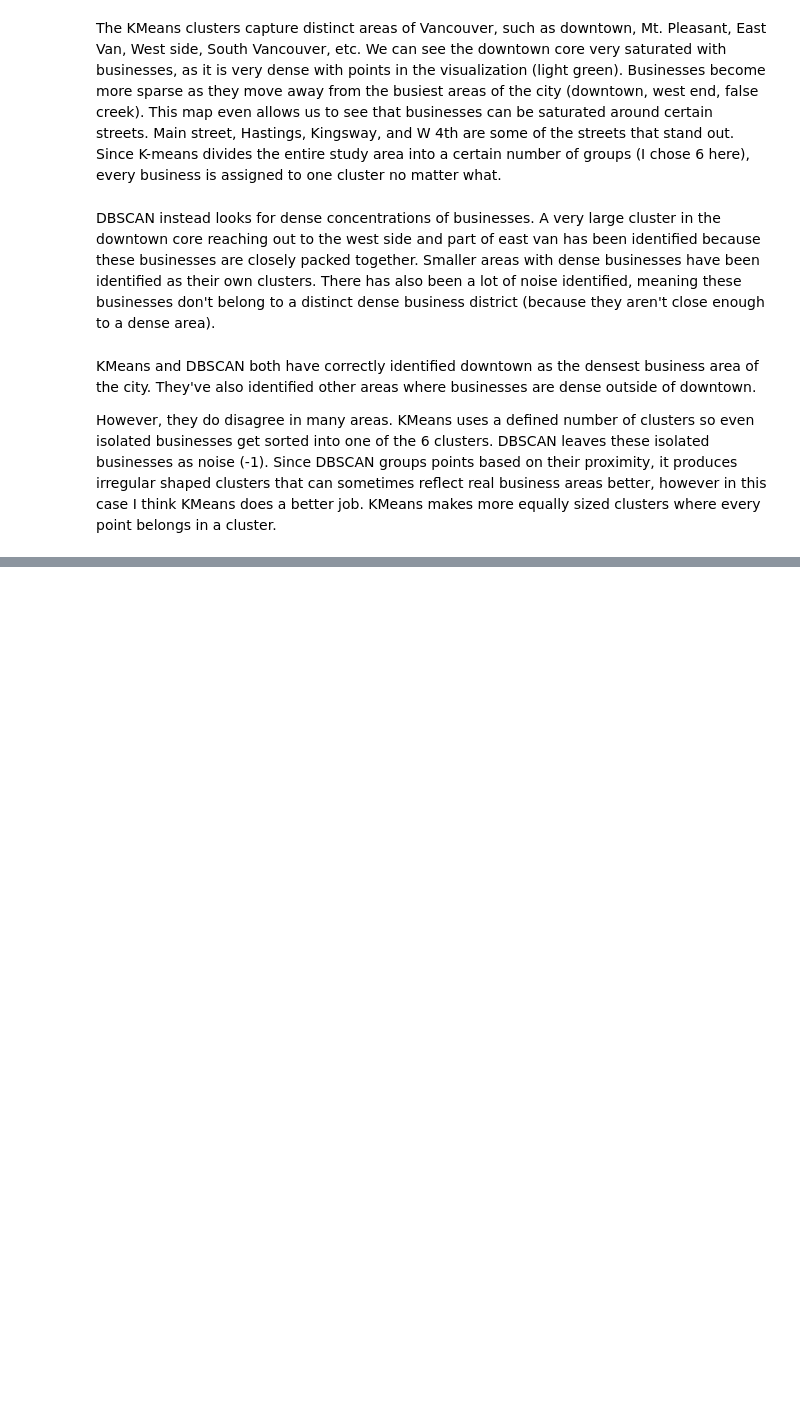
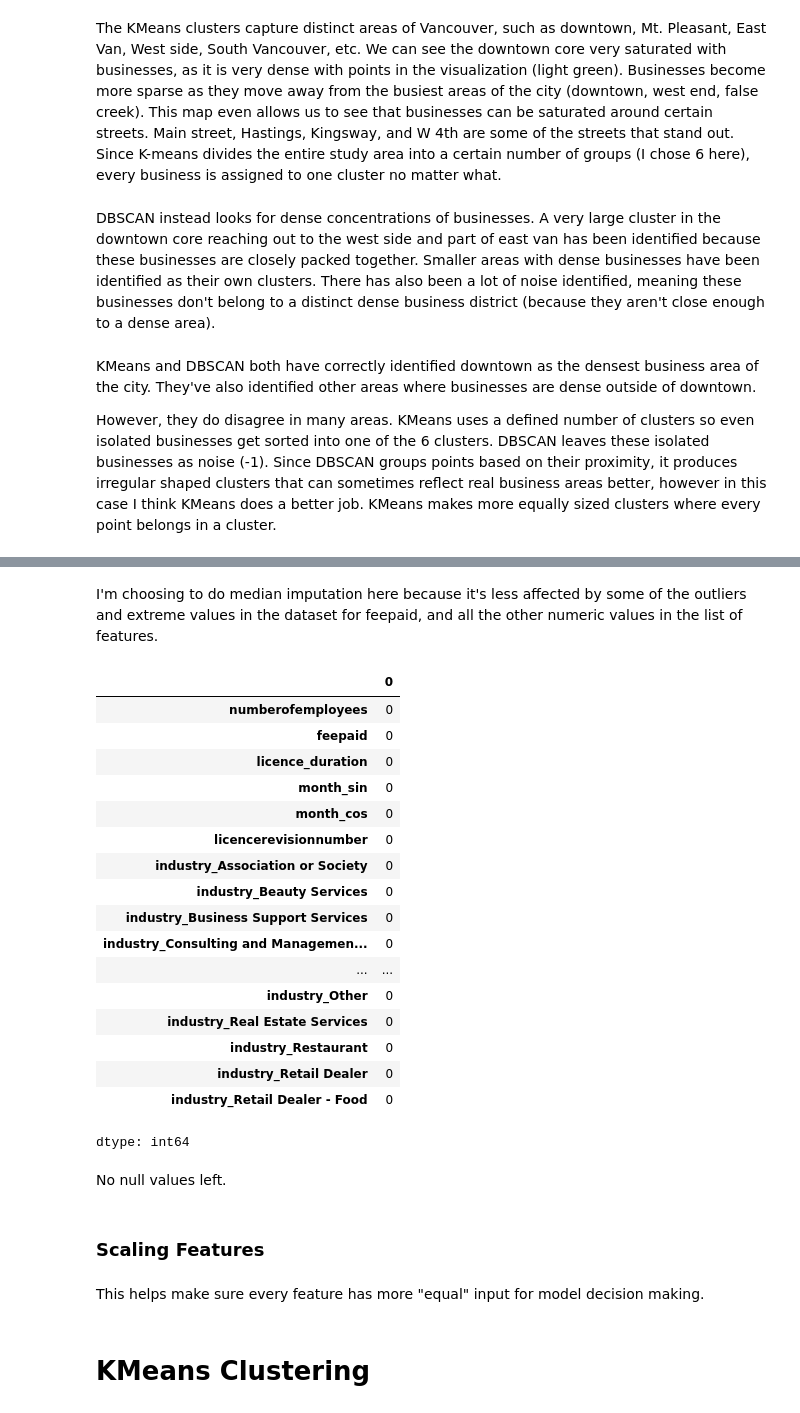
Before and after one commit to zlwym/Assignment03, a Jupyter notebook: iat461_a3_zoemann_301452821.ipynb, the cells around one changed output, grey strips where cells are left out. Cells and saved outputs as stored; diff of their text form; code cells hidden in the pictures; blank space fills up the shorter version.

```diff
--- a/iat461_a3_zoemann_301452821.ipynb
+++ b/iat461_a3_zoemann_301452821.ipynb
@@ -466,0 +511,10 @@ However, they do disagree in many areas. KMeans uses a defined number of cluster
+# %%
+# For cyclic encoding, need to use sin and cos to make them like a circular clock
+
+issued["month_sin"] = np.sin(
+    2 * np.pi * issued["issue_month"] / 12
+)
+
+issued["month_cos"] = np.cos(
+    2 * np.pi * issued["issue_month"] / 12
+)
@@ -466,0 +525,9 @@ However, they do disagree in many areas. KMeans uses a defined number of cluster
+# %%
+numeric_features = issued[[
+    "numberofemployees",
+    "feepaid",
+    "licence_duration",
+    "month_sin",
+    "month_cos",
+    "licencerevisionnumber"
+]]
@@ -466,0 +536,10 @@ However, they do disagree in many areas. KMeans uses a defined number of cluster
+# %%
+industry_encoded = pd.get_dummies(
+    issued["businesstype_grouped"],
+    prefix = "industry"
+)
+
+features = pd.concat(
+    [numeric_features, industry_encoded],
+    axis = 1
+)
@@ -466,0 +565,31 @@ However, they do disagree in many areas. KMeans uses a defined number of cluster
+# %% [markdown]
+I'm choosing to do median imputation here because it's less affected by some of the outliers and extreme values in the dataset for feepaid, and all the other numeric values in the list of features.
+# %%
+features = features.fillna(
+    features.median(numeric_only=True)
+)
+# %%
+features.isnull().sum()
+# %% [output]
+|  | 0 |
+| numberofemployees | 0 |
+| feepaid | 0 |
+| licence_duration | 0 |
+| month_sin | 0 |
+| month_cos | 0 |
+| licencerevisionnumber | 0 |
+| industry_Association or Society | 0 |
+| industry_Beauty Services | 0 |
+| industry_Business Support Services | 0 |
+| industry_Consulting and Managemen... | 0 |
+| ... | ... |
+| industry_Other | 0 |
+| industry_Real Estate Services | 0 |
+| industry_Restaurant | 0 |
+| industry_Retail Dealer | 0 |
+| industry_Retail Dealer - Food | 0 |
+dtype: int64
+# %% [markdown]
+No null values left.
+# %% [markdown]
+### Scaling Features
@@ -466,0 +600,4 @@ However, they do disagree in many areas. KMeans uses a defined number of cluster
+# %% [markdown]
+This helps make sure every feature has more "equal" input for model decision making.
+# %% [markdown]
+# **KMeans Clustering**
```
Also changed, not shown: parts of 22 cells of this notebook.
